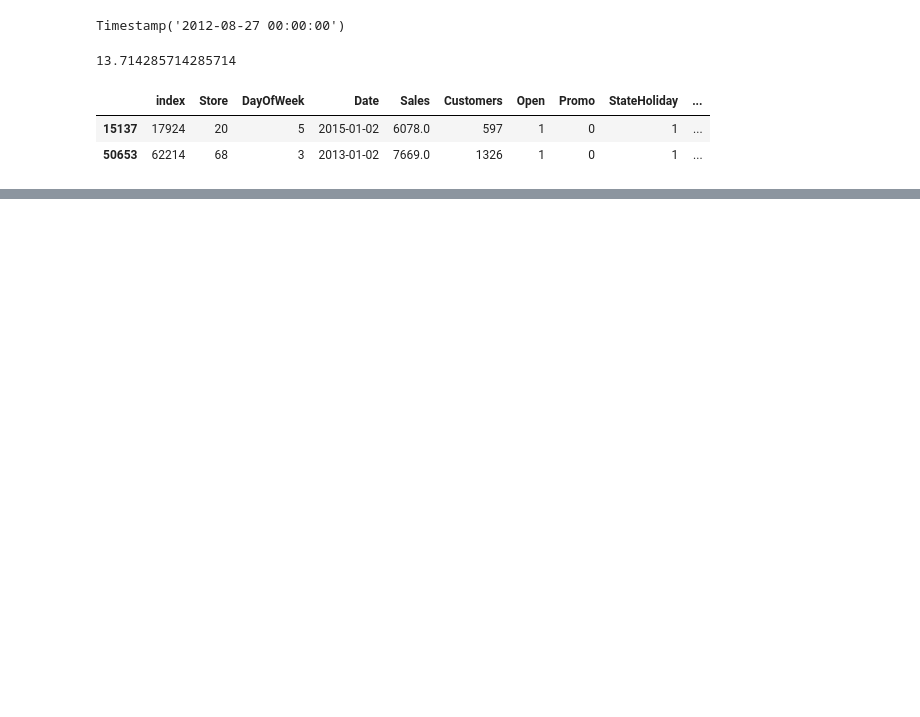
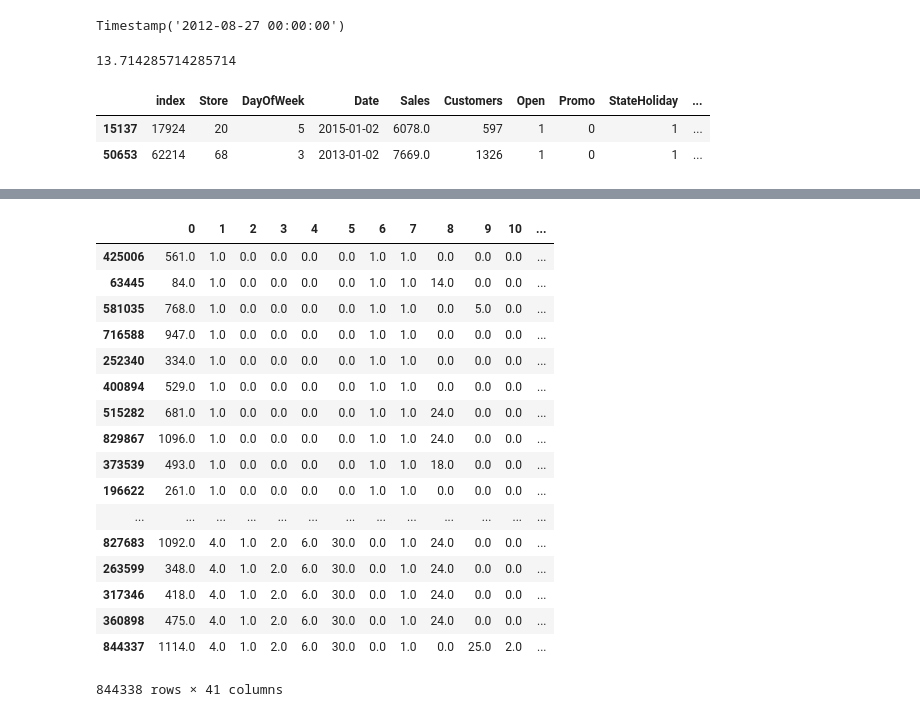
Before and after one commit to 7kbird/learning_notes, a Jupyter notebook: fast_ai/deeplearning/lesson14_rossman.ipynb, the cells around one changed output, grey strips where cells are left out. Saved outputs shown, nothing was run; the diff lists cells and outputs as text; code cells hidden in the pictures; blank space fills up the shorter version.

```diff
--- a/fast_ai/deeplearning/lesson14_rossman.ipynb
+++ b/fast_ai/deeplearning/lesson14_rossman.ipynb
@@ -1048,4 +1105,4 @@ mkdir: cannot create directory '/notebooks/learning_notes/_data/kaggle/rossman/p
 Already on 'kaggle'
 Your branch is up-to-date with 'origin/kaggle'.
 # %%
-paper_root = data_root + '/paper_prepare' + '/entity-embedding-rossmann'
+paper_root = os.path.normpath(data_root + '/paper_prepare' + '/entity-embedding-rossmann')
@@ -1237,3 +1265,11 @@ log_y = numpy.log(y) / max_log_y
 stacked_x = np.hstack(X_list)
 train_processed_k = pd.DataFrame(stacked_x, columns=[str(i) for i in range(stacked_x.shape[1])])
 train_processed_k['Sales'] = y
+train_processed_k.sort_values(['0', '3', '4', '5'], inplace=True)
+train_processed_k.reset_index(drop=True, inplace=True)
+
+with open(os.path.join(data_root, 'train_processed.pkl'), 'rb') as f:
+    train_processed_t = pickle.load(f)
+train_processed_t = train_processed_t[train_processed_t.Sales!=0].sort_values(['Store', 'Year', 'Month', 'Day'])
+train_processed_t.reset_index(drop=True, inplace=True)
+train_processed_k['Date'] = train_processed_t.Date
@@ -1449,0 +1829,21 @@ mapper.fit(train_processed)
+# %%
+train_processed_k.sort_values(['Date'])
+# %% [output]
+|  | 0 | 1 | 2 | 3 | 4 | 5 | 6 | 7 | 8 | 9 | 10 | ... |
+| 425006 | 561.0 | 1.0 | 0.0 | 0.0 | 0.0 | 0.0 | 1.0 | 1.0 | 0.0 | 0.0 | 0.0 | ... |
+| 63445 | 84.0 | 1.0 | 0.0 | 0.0 | 0.0 | 0.0 | 1.0 | 1.0 | 14.0 | 0.0 | 0.0 | ... |
+| 581035 | 768.0 | 1.0 | 0.0 | 0.0 | 0.0 | 0.0 | 1.0 | 1.0 | 0.0 | 5.0 | 0.0 | ... |
+| 716588 | 947.0 | 1.0 | 0.0 | 0.0 | 0.0 | 0.0 | 1.0 | 1.0 | 0.0 | 0.0 | 0.0 | ... |
+| 252340 | 334.0 | 1.0 | 0.0 | 0.0 | 0.0 | 0.0 | 1.0 | 1.0 | 0.0 | 0.0 | 0.0 | ... |
+| 400894 | 529.0 | 1.0 | 0.0 | 0.0 | 0.0 | 0.0 | 1.0 | 1.0 | 0.0 | 0.0 | 0.0 | ... |
+| 515282 | 681.0 | 1.0 | 0.0 | 0.0 | 0.0 | 0.0 | 1.0 | 1.0 | 24.0 | 0.0 | 0.0 | ... |
+| 829867 | 1096.0 | 1.0 | 0.0 | 0.0 | 0.0 | 0.0 | 1.0 | 1.0 | 24.0 | 0.0 | 0.0 | ... |
+| 373539 | 493.0 | 1.0 | 0.0 | 0.0 | 0.0 | 0.0 | 1.0 | 1.0 | 18.0 | 0.0 | 0.0 | ... |
+| 196622 | 261.0 | 1.0 | 0.0 | 0.0 | 0.0 | 0.0 | 1.0 | 1.0 | 0.0 | 0.0 | 0.0 | ... |
+| ... | ... | ... | ... | ... | ... | ... | ... | ... | ... | ... | ... | ... |
+| 827683 | 1092.0 | 4.0 | 1.0 | 2.0 | 6.0 | 30.0 | 0.0 | 1.0 | 24.0 | 0.0 | 0.0 | ... |
+| 263599 | 348.0 | 4.0 | 1.0 | 2.0 | 6.0 | 30.0 | 0.0 | 1.0 | 24.0 | 0.0 | 0.0 | ... |
+| 317346 | 418.0 | 4.0 | 1.0 | 2.0 | 6.0 | 30.0 | 0.0 | 1.0 | 24.0 | 0.0 | 0.0 | ... |
+| 360898 | 475.0 | 4.0 | 1.0 | 2.0 | 6.0 | 30.0 | 0.0 | 1.0 | 24.0 | 0.0 | 0.0 | ... |
+| 844337 | 1114.0 | 4.0 | 1.0 | 2.0 | 6.0 | 30.0 | 0.0 | 1.0 | 0.0 | 25.0 | 2.0 | ... |
+844338 rows × 41 columns
```
Also changed, not shown: parts of 86 cells of this notebook.
